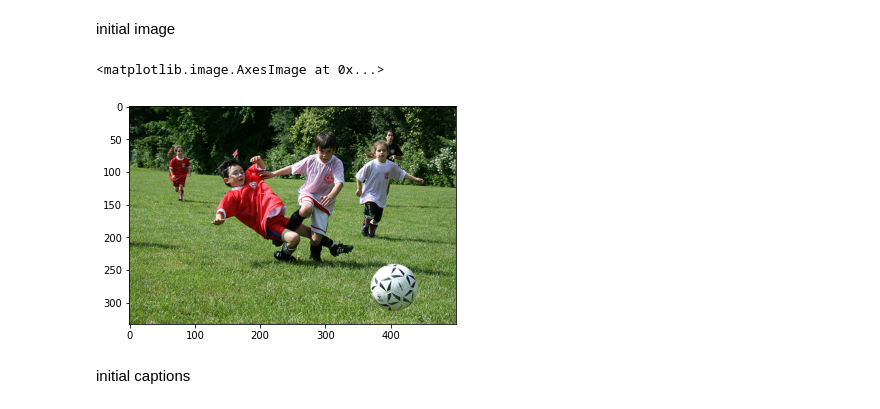
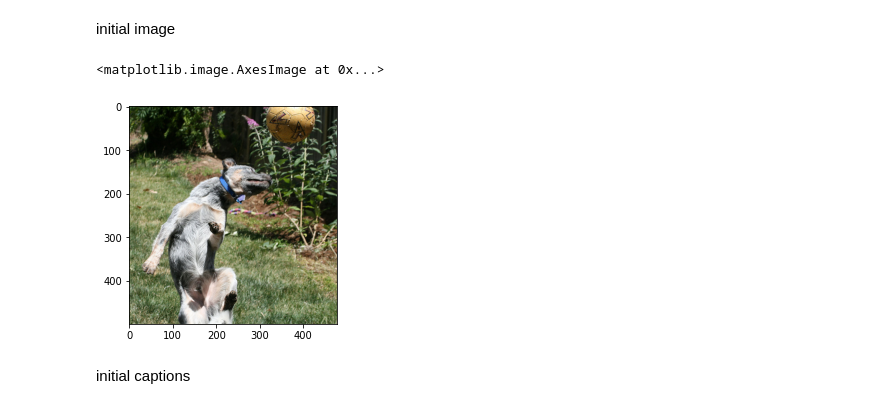
Before and after one commit to yeswhos/COMP5623-AI, a Jupyter notebook: CW2/COMP5623_CW2_Fanhui.ipynb, the cells around one changed output. Saved outputs shown, nothing was run; the diff lists cells and outputs as text; code cells hidden in the pictures.

```diff
--- a/CW2/COMP5623_CW2_Fanhui.ipynb
+++ b/CW2/COMP5623_CW2_Fanhui.ipynb
@@ -525,22 +521,22 @@ import matplotlib.pyplot as plt
 # %%
 def load_image(image_path, transform=None):
     image = Image.open(image_path).convert('RGB')
     image = image.resize([224, 224], Image.LANCZOS)
 
     if transform is not None:
         image = transform(image).unsqueeze(0)
 
     return image
 # path = 'drive/My Drive/Colab Notebooks/data/Flickr8k/images/1000268201_693b08cb0e.jpg'
-path = dataset_test.df.iloc[45, 1]
+path = dataset_test.df.iloc[55, 1]
 image = load_image(path, data_transform)
 image_tensor = image.to(device)
 # image = Image.open('drive/My Drive/Colab Notebooks/data/Flickr8k/images/1000268201_693b08cb0e.jpg')
 image = Image.open(path)
 plt.imshow(np.asarray(image))
 # %% [output]
 <matplotlib.image.AxesImage at 0x...>
-[figure, old version]
+[figure, new version]
 # %% [markdown]
 initial captions
 # %%
```
Also changed, not shown: parts of 8 cells of this notebook.
